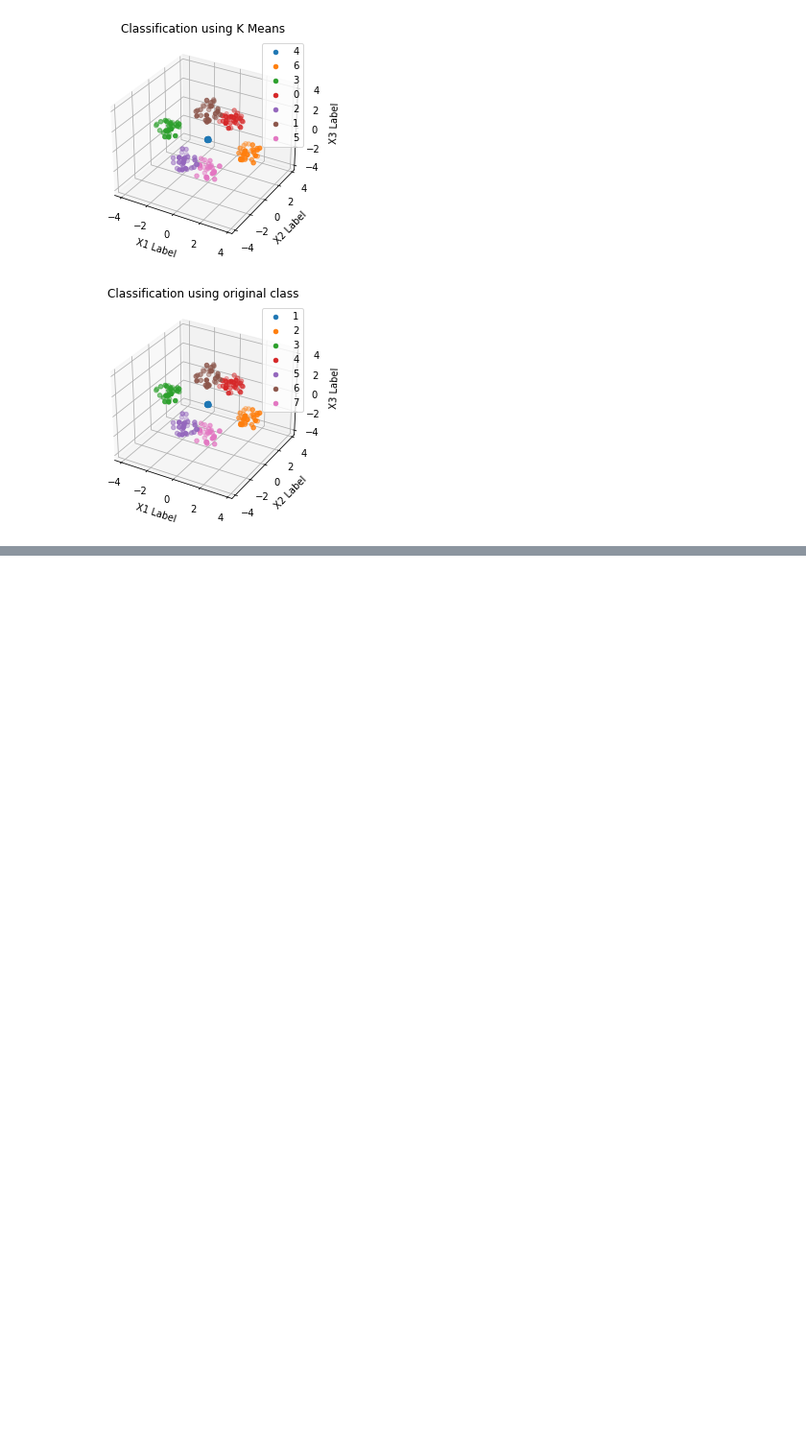
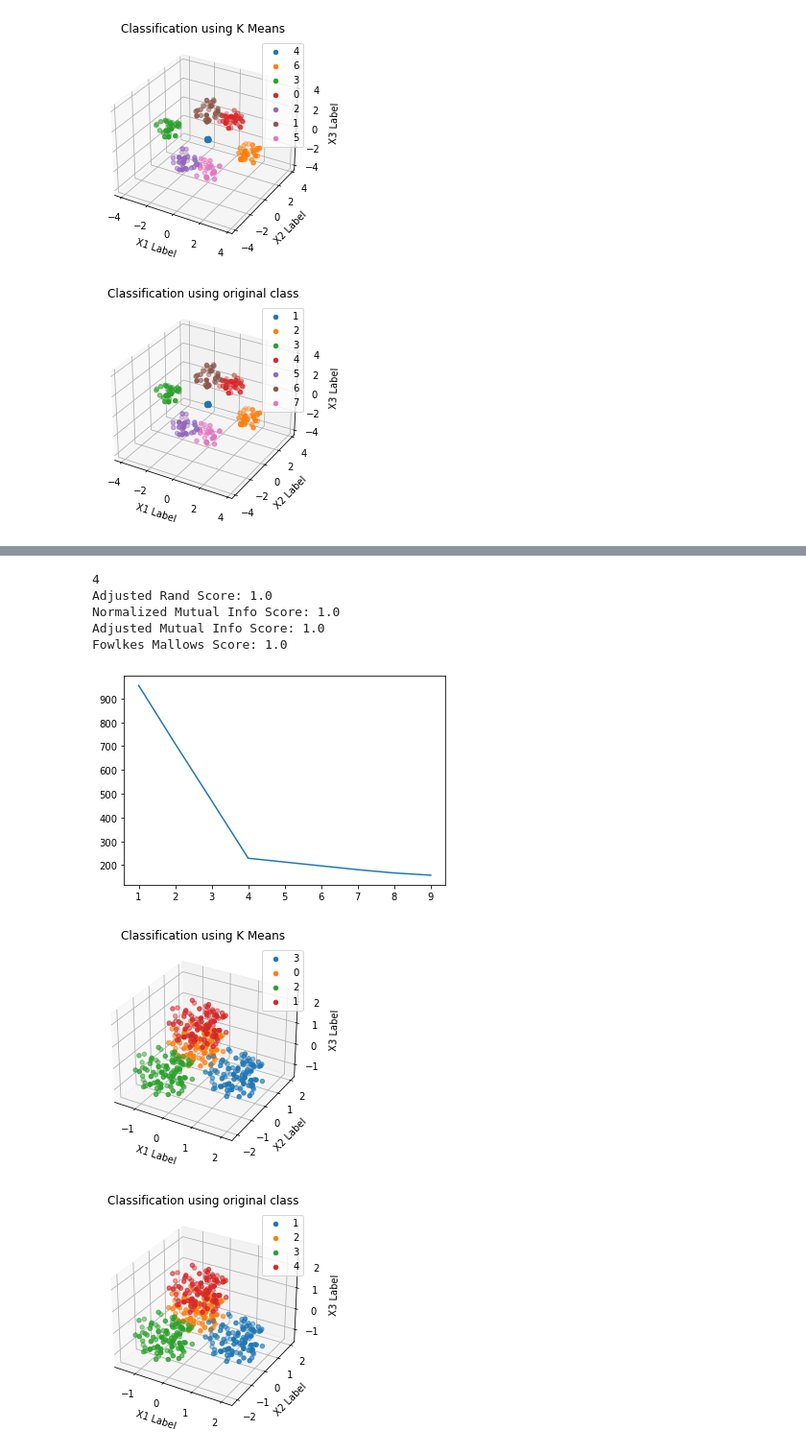
Before and after one commit to glazedonut/IEClusteingAnalysisProject, a Jupyter notebook: report.ipynb, the cells around one changed output, grey strips where cells are left out. Shown at 96% size. Saved outputs shown, nothing was run; the diff lists cells and outputs as text; code cells hidden in the pictures; blank space fills up the shorter version.

```diff
--- a/report.ipynb
+++ b/report.ipynb
@@ -110,0 +100,12 @@ def validate Kmeans_Unsupervised(data):
+# %%
+data3=create_K_meanselbow_task1("data/data3.csv")
+create_3dscatter(data3)
+# %% [output]
+4
+Adjusted Rand Score: 1.0
+Normalized Mutual Info Score: 1.0
+Adjusted Mutual Info Score: 1.0
+Fowlkes Mallows Score: 1.0
+[figure, added]
+[figure, added]
+[figure, added]
```
Also changed, not shown: parts of 11 cells of this notebook, 1 other file.
